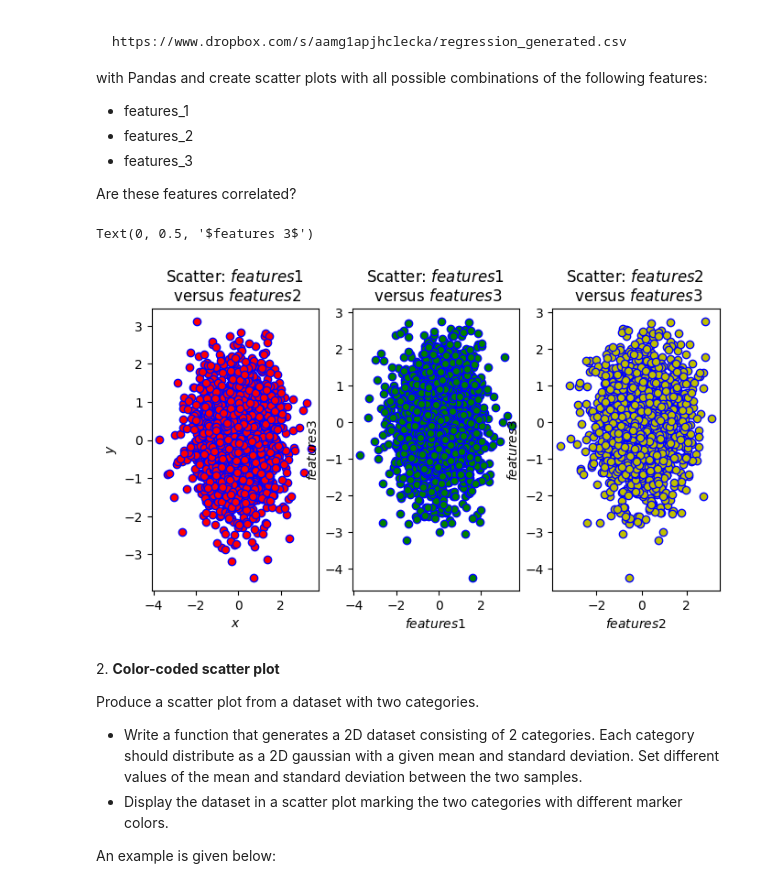
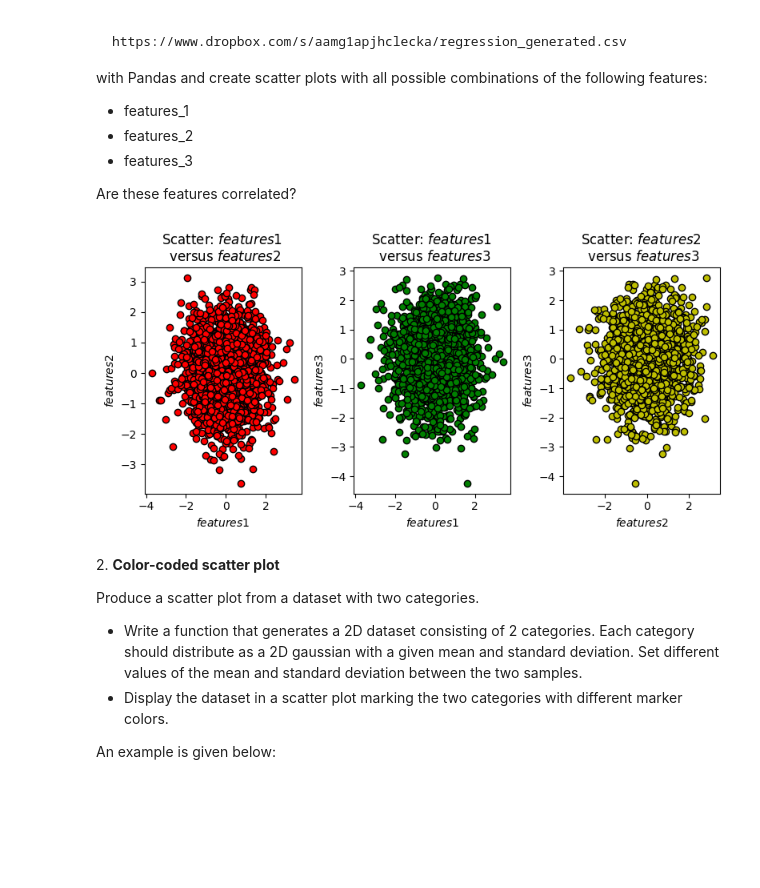
Before and after one commit to zucchett/ScientificComputingWithPython2022, a Jupyter notebook: 07ex_visualization.ipynb, the cells around one changed output. Drawn from its saved outputs; the diff is of its cells as text; code cells hidden in the pictures; blank space fills up the shorter version.

```diff
--- a/07ex_visualization.ipynb
+++ b/07ex_visualization.ipynb
@@ -17,30 +17,32 @@ Are these features correlated?
 # %%
 import pandas as pd
 import matplotlib.pyplot as plt
 import numpy as np
 
 input_file = 'data/regression_generated.csv'
 
 df = pd.read_csv(input_file)
 
 fig, (ax1, ax2, ax3) = plt.subplots(nrows=1, ncols=3, figsize=(8, 4))
-ax1.scatter(x=df['features_1'], y=df['features_2'], marker='o', c='r', edgecolor='b')
+ax1.scatter(x=df['features_1'], y=df['features_2'], marker='o', c='r', edgecolor='k')
 ax1.set_title('Scatter: $features 1$ \n versus $features 2$')
-ax1.set_xlabel('$x$')
-ax1.set_ylabel('$y$')
+ax1.set_xlabel('$features 1$')
+ax1.set_ylabel('$features 2$')
 
-ax2.scatter(x=df['features_1'], y=df['features_3'], marker='o', c='g', edgecolor='b')
+ax2.scatter(x=df['features_1'], y=df['features_3'], marker='o', c='g', edgecolor='k')
 ax2.set_title('Scatter: $features 1$ \n versus $features 3$')
 ax2.set_xlabel('$features 1$')
 ax2.set_ylabel('$features 3$')
 
-ax3.scatter(x=df['features_2'], y=df['features_3'], marker='o', c='y', edgecolor='b')
+ax3.scatter(x=df['features_2'], y=df['features_3'], marker='o', c='y', edgecolor='k')
 ax3.set_title('Scatter: $features 2$ \n versus $features 3$')
 ax3.set_xlabel('$features 2$')
 ax3.set_ylabel('$features 3$')
+
+plt.tight_layout()
+plt.show()
 # %% [output]
-Text(0, 0.5, '$features 3$')
-[figure, old version]
+[figure, new version]
 # %% [markdown]
 2\. **Color-coded scatter plot**
 
```
Also changed, not shown: parts of 3 cells of this notebook, 3 other files.
